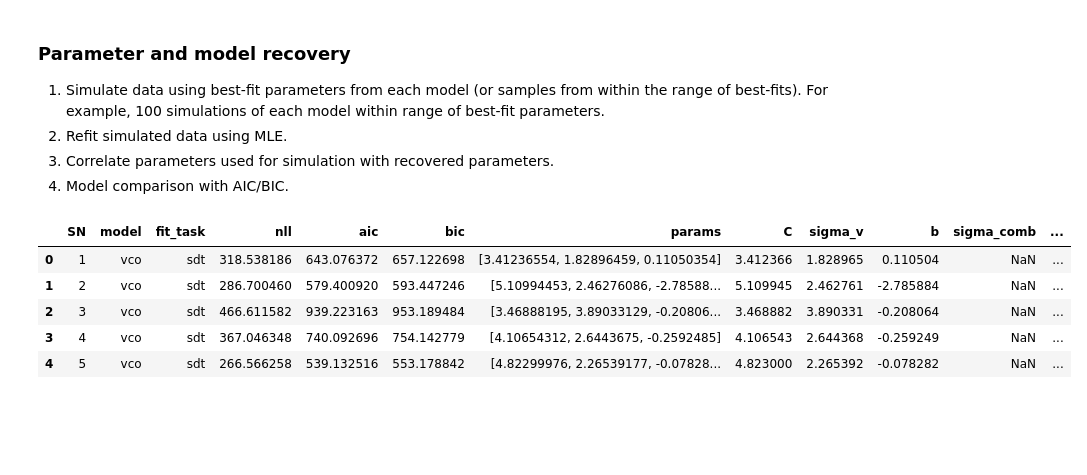
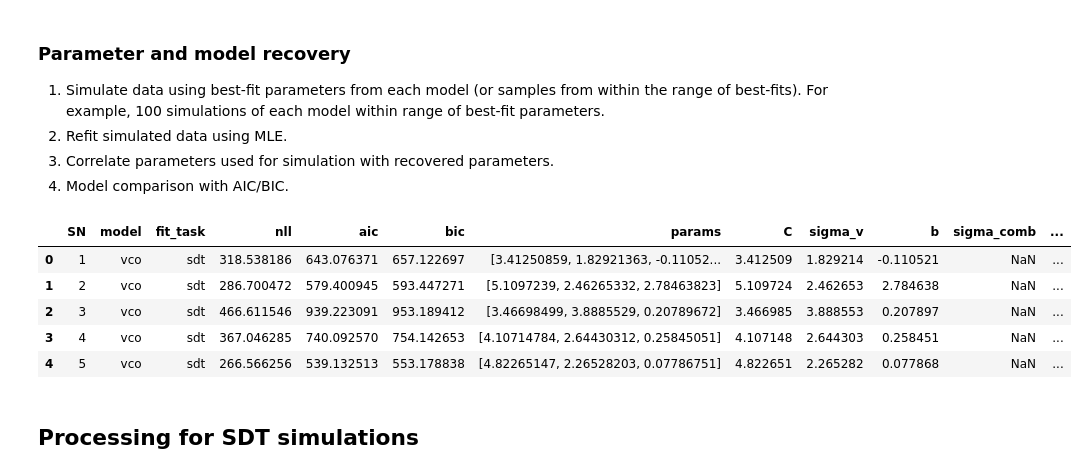
Before and after one commit to ccmlab-ubc/pertdetect-adapt, a Jupyter notebook: modeling/parameter-recovery.ipynb, the cells around one changed output. Saved outputs shown, nothing was run; the diff lists cells and outputs as text; code cells hidden in the pictures; blank space fills up the shorter version.

Commit message:
sign correction for vco on sdt and param recover

```diff
--- a/modeling/parameter-recovery.ipynb
+++ b/modeling/parameter-recovery.ipynb
@@ -37,23 +37,27 @@ sns.set_style("ticks")
 3) Correlate parameters used for simulation with recovered parameters.
 4) Model comparison with AIC/BIC.
 # %%
-# Read in vmr data
+# Read in behavioral data
 sdt = pd.read_csv("../behavioural/data/processed-sdt.csv")
+adapt = pd.read_csv("../behavioural/data/processed-adapt.csv")
 
 # Read in csv with MLEs from all models
 # Need a function to convert string back to numpy array
 def converter(input_str):
     return np.fromstring(input_str[1:-1], sep=' ')
 
 fits_sdt = pd.read_csv("model-fits/fits_sdt.csv", converters={"params":converter})
+fits_adapt = pd.read_csv("model-fits/fits_adapt.csv", converters={"params":converter})
 fits_sdt.head()
 # %% [output]
 |  | SN | model | fit_task | nll | aic | bic | params | C | sigma_v | b | sigma_comb | ... |
-| 0 | 1 | vco | sdt | 318.538186 | 643.076372 | 657.122698 | [3.41236554, 1.82896459, 0.11050354] | 3.412366 | 1.828965 | 0.110504 | NaN | ... |
-| 1 | 2 | vco | sdt | 286.700460 | 579.400920 | 593.447246 | [5.10994453, 2.46276086, -2.78588... | 5.109945 | 2.462761 | -2.785884 | NaN | ... |
-| 2 | 3 | vco | sdt | 466.611582 | 939.223163 | 953.189484 | [3.46888195, 3.89033129, -0.20806... | 3.468882 | 3.890331 | -0.208064 | NaN | ... |
-| 3 | 4 | vco | sdt | 367.046348 | 740.092696 | 754.142779 | [4.10654312, 2.6443675, -0.2592485] | 4.106543 | 2.644368 | -0.259249 | NaN | ... |
-| 4 | 5 | vco | sdt | 266.566258 | 539.132516 | 553.178842 | [4.82299976, 2.26539177, -0.07828... | 4.823000 | 2.265392 | -0.078282 | NaN | ... |
+| 0 | 1 | vco | sdt | 318.538186 | 643.076371 | 657.122697 | [3.41250859, 1.82921363, -0.11052... | 3.412509 | 1.829214 | -0.110521 | NaN | ... |
+| 1 | 2 | vco | sdt | 286.700472 | 579.400945 | 593.447271 | [5.1097239, 2.46265332, 2.78463823] | 5.109724 | 2.462653 | 2.784638 | NaN | ... |
+| 2 | 3 | vco | sdt | 466.611546 | 939.223091 | 953.189412 | [3.46698499, 3.8885529, 0.20789672] | 3.466985 | 3.888553 | 0.207897 | NaN | ... |
+| 3 | 4 | vco | sdt | 367.046285 | 740.092570 | 754.142653 | [4.10714784, 2.64430312, 0.25845051] | 4.107148 | 2.644303 | 0.258451 | NaN | ... |
+| 4 | 5 | vco | sdt | 266.566256 | 539.132513 | 553.178838 | [4.82265147, 2.26528203, 0.07786751] | 4.822651 | 2.265282 | 0.077868 | NaN | ... |
+# %% [markdown]
+## Processing for SDT simulations
 # %%
 # Group by model and stack params into 2d array
 params = fits_sdt.groupby("model")["params"].apply(np.stack)
```
Also changed, not shown: parts of 12 cells of this notebook, 8 other files.
